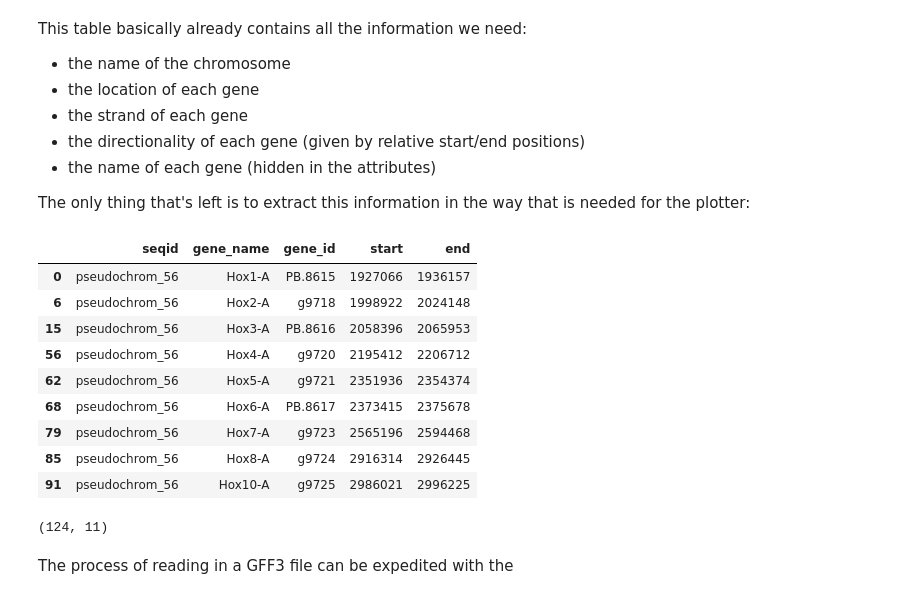
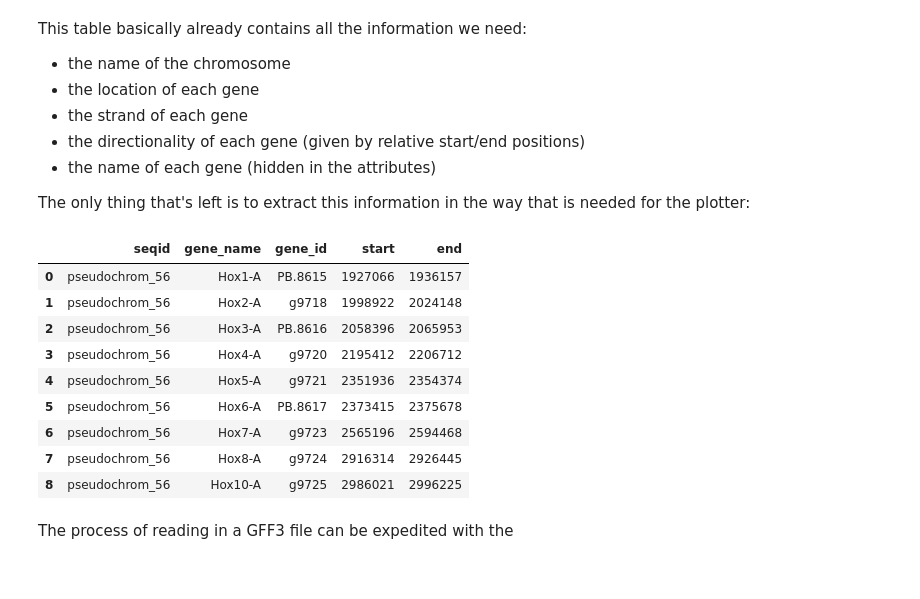
Before and after one commit to galicae/geneorder, a Jupyter notebook: nbs/01_util.ipynb, the cells around one changed output. Saved outputs shown, nothing was run; the diff lists cells and outputs as text; code cells hidden in the pictures.

```diff
--- a/nbs/01_util.ipynb
+++ b/nbs/01_util.ipynb
@@ -140,22 +140,19 @@ This table basically already contains all the information we need:
 
 The only thing that's left is to extract this information in the way that is needed for the plotter:
 # %%
-slim[["seqid", "gene_name", "gene_id", "start", "end"]]
+hox = slim[["seqid", "gene_name", "gene_id", "start", "end"]].reset_index(drop=True)
+hox
 # %% [output]
 |  | seqid | gene_name | gene_id | start | end |
 | 0 | pseudochrom_56 | Hox1-A | PB.8615 | 1927066 | 1936157 |
-| 6 | pseudochrom_56 | Hox2-A | g9718 | 1998922 | 2024148 |
-| 15 | pseudochrom_56 | Hox3-A | PB.8616 | 2058396 | 2065953 |
-| 56 | pseudochrom_56 | Hox4-A | g9720 | 2195412 | 2206712 |
-| 62 | pseudochrom_56 | Hox5-A | g9721 | 2351936 | 2354374 |
-| 68 | pseudochrom_56 | Hox6-A | PB.8617 | 2373415 | 2375678 |
-| 79 | pseudochrom_56 | Hox7-A | g9723 | 2565196 | 2594468 |
-| 85 | pseudochrom_56 | Hox8-A | g9724 | 2916314 | 2926445 |
-| 91 | pseudochrom_56 | Hox10-A | g9725 | 2986021 | 2996225 |
+| 1 | pseudochrom_56 | Hox2-A | g9718 | 1998922 | 2024148 |
+| 2 | pseudochrom_56 | Hox3-A | PB.8616 | 2058396 | 2065953 |
+| 3 | pseudochrom_56 | Hox4-A | g9720 | 2195412 | 2206712 |
+| 4 | pseudochrom_56 | Hox5-A | g9721 | 2351936 | 2354374 |
+| 5 | pseudochrom_56 | Hox6-A | PB.8617 | 2373415 | 2375678 |
+| 6 | pseudochrom_56 | Hox7-A | g9723 | 2565196 | 2594468 |
+| 7 | pseudochrom_56 | Hox8-A | g9724 | 2916314 | 2926445 |
+| 8 | pseudochrom_56 | Hox10-A | g9725 | 2986021 | 2996225 |
-# %%
-gff.shape
-# %% [output]
-(124, 11)
 # %%
 # | export
 
```
Also changed, not shown: parts of 4 cells of this notebook, 4 other files.
